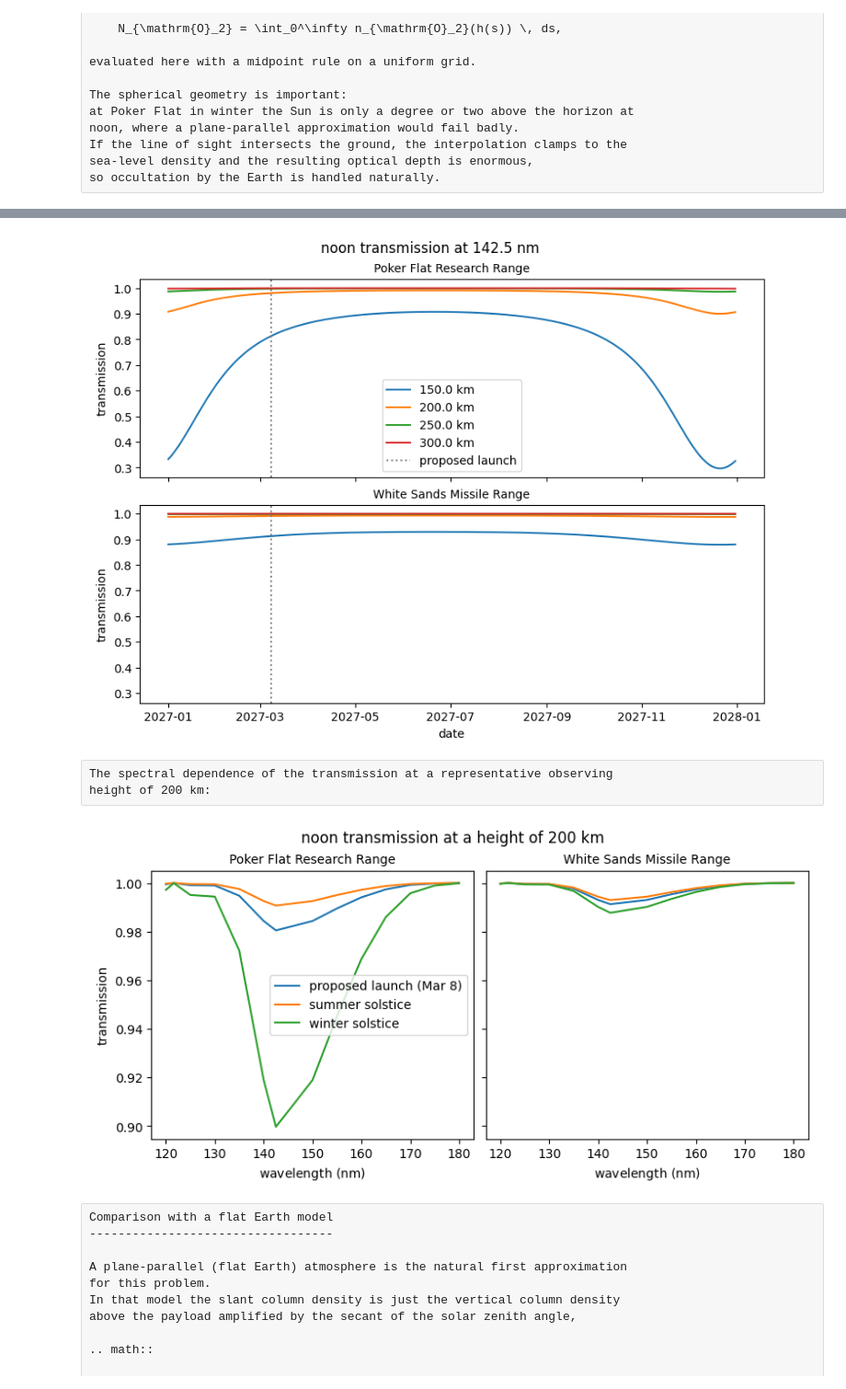
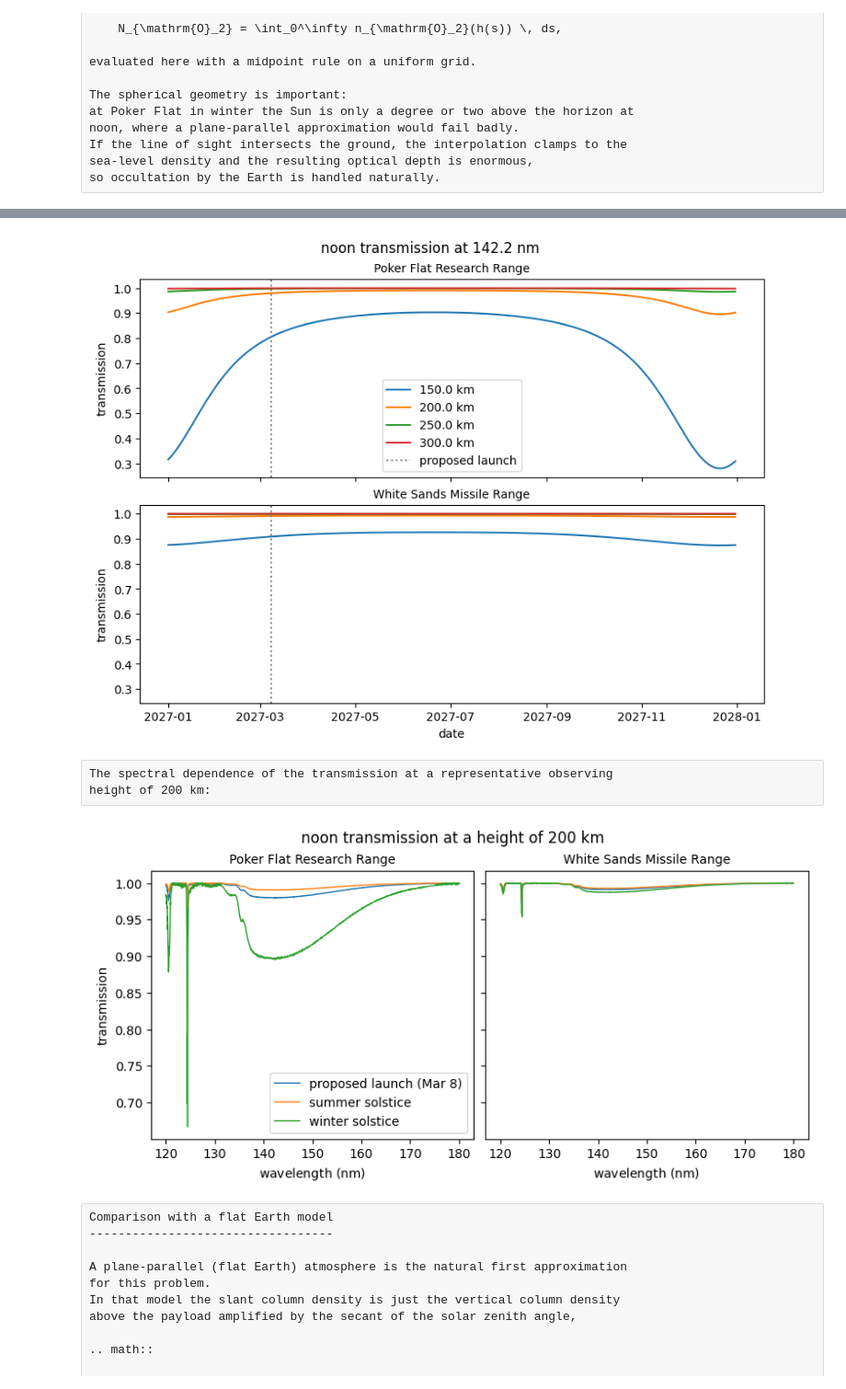
Before and after one commit to Kankelborg-Group/furst-optics, a Jupyter notebook: docs/reports/atmospheric-transmission.ipynb, the cells around one changed output, grey strips where cells are left out. Shown at 92% size. Drawn from its saved outputs; the diff is of its cells as text; code cells hidden in the pictures.

```diff
--- a/docs/reports/atmospheric-transmission.ipynb
+++ b/docs/reports/atmospheric-transmission.ipynb
@@ -247,14 +263,19 @@ relatively low altitudes.
 # %%
+data_cross_section = np.loadtxt("O2_Lu2010_303.7K_115-180nm.txt")
+
+where_furst = data_cross_section[:, 0] >= 120
+
 wavelength = na.ScalarArray(
-    ndarray=[120.0, 121.6, 125.0, 130.0, 135.0, 140.0, 142.5, 145.0,
-             150.0, 155.0, 160.0, 165.0, 170.0, 175.0, 180.0] * u.nm,
+    ndarray=data_cross_section[where_furst, 0] * u.nm,
     axes=(axis_wavelength,),
 )
 cross_section_o2 = na.ScalarArray(
-    ndarray=[4.0e-19, 1.0e-20, 7.0e-19, 8.0e-19, 4.0e-18, 1.2e-17, 1.5e-17, 1.4e-17,
-             1.2e-17, 8.0e-18, 4.5e-18, 2.0e-18, 6.0e-19, 1.5e-19, 1.5e-20] * u.cm**2,
+    ndarray=data_cross_section[where_furst, 1] * u.cm**2,
     axes=(axis_wavelength,),
 )
+
+wavelength_lya = 121.567 * u.nm
+cross_section_lya = 1.0e-20 * u.cm**2
 
 lines_furst = {
     "H I": 121.6 * u.nm,
@@ -266,12 +287,19 @@ lines_furst = {
 }
 # %%
 fig, ax = plt.subplots(figsize=(8, 4), constrained_layout=True)
-na.plt.plot(wavelength, cross_section_o2, ax=ax, axis=axis_wavelength)
+na.plt.plot(wavelength, cross_section_o2, ax=ax, axis=axis_wavelength, linewidth=1)
+ax.scatter(
+    wavelength_lya,
+    cross_section_lya,
+    color="tab:red",
+    zorder=3,
+    label="effective at solar Lyman alpha",
+)
 for line in lines_furst:
     ax.axvline(lines_furst[line], color="gray", linestyle=":", linewidth=0.8)
     ax.text(
         x=lines_furst[line].to_value(u.nm),
-        y=2.5e-17,
+        y=1.2e-16,
         s=line,
         rotation=90,
         ha="right",
@@ -280,7 +308,8 @@ for line in lines_furst:
         color="gray",
     )
 ax.set_yscale("log")
-ax.set_ylim(5e-21, 4e-17)
+ax.set_ylim(5e-21, 2e-16)
 ax.set_xlabel(f"wavelength ({u.nm:latex_inline})")
-ax.set_ylabel(f"cross section ({u.cm**2:latex_inline})");
+ax.set_ylabel(f"cross section ({u.cm**2:latex_inline})")
+ax.legend(loc="lower right");
 # %% [output]
@@ -302,10 +335,11 @@ worst-case wavelength.
 # %%
-optical_depth = cross_section_o2 * column_o2
-transmission = np.exp(-optical_depth)
+where_continuum = wavelength > 131 * u.nm
 
-index_worst = np.argmax(cross_section_o2, axis=axis_wavelength)
+index_worst = np.argmax(cross_section_o2 * where_continuum, axis=axis_wavelength)
 wavelength_worst = wavelength[index_worst]
-transmission_worst = transmission[index_worst]
+cross_section_worst = cross_section_o2[index_worst]
+
+transmission_worst = np.exp(-cross_section_worst * column_o2)
 
 dates_season = {
     "proposed launch (Mar 8)": date_launch,
@@ -369,37 +403,39 @@ axs[~0].set_xlabel("date")
 axs[0].legend()
 fig.suptitle(f"noon transmission at {wavelength_worst.ndarray:.1f}");
 # %% [output]
-[figure, old version]
+[figure, new version]
 # %% [raw]
 The spectral dependence of the transmission at a representative observing
 height of 200 km:
 # %%
 index_200 = np.argmin(np.abs(height - 200 * u.km), axis=axis_height)
+transmission_200 = np.exp(-cross_section_o2 * column_o2[index_200])
 
 fig, axs = plt.subplots(
     ncols=len(sites),
     sharex=True,
     sharey=True,
     figsize=(8, 4),
     constrained_layout=True,
 )
 for i, site in enumerate(sites):
     ax = axs[i]
     for season in dates_season:
         na.plt.plot(
             wavelength,
-            transmission[index_200][{axis_site: i, axis_time: index_date(dates_season[season])}],
+            transmission_200[{axis_site: i, axis_time: index_date(dates_season[season])}],
             ax=ax,
             axis=axis_wavelength,
             label=season,
+            linewidth=1,
         )
     ax.set_title(site, fontsize=10)
     ax.set_xlabel(f"wavelength ({u.nm:latex_inline})")
 axs[0].set_ylabel("transmission")
 axs[0].legend()
 fig.suptitle("noon transmission at a height of 200 km");
 # %% [output]
-[figure, old version]
+[figure, new version]
 # %% [raw]
 Comparison with a flat Earth model
 ----------------------------------
```
Also changed, not shown: parts of 10 cells of this notebook, 2 other files.
